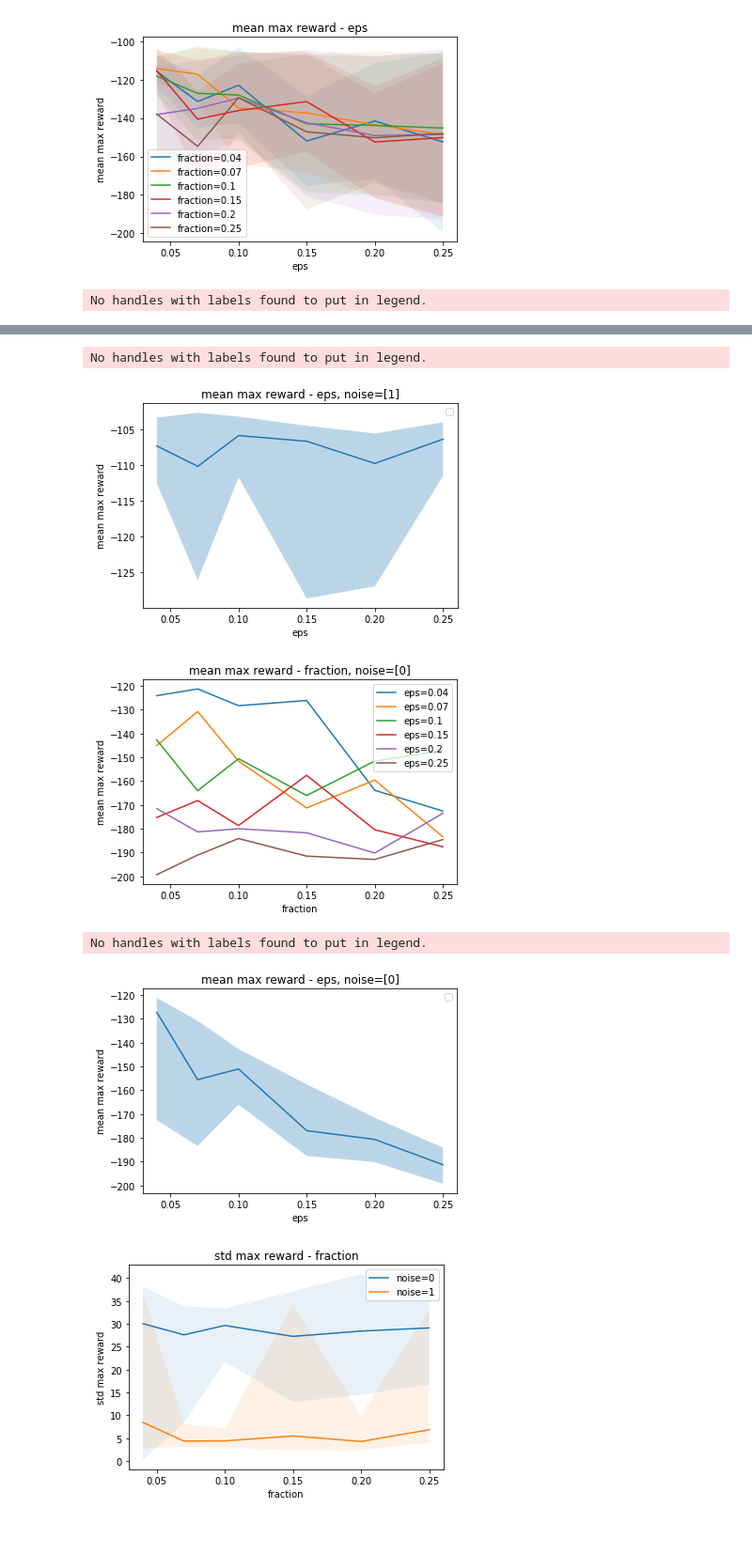
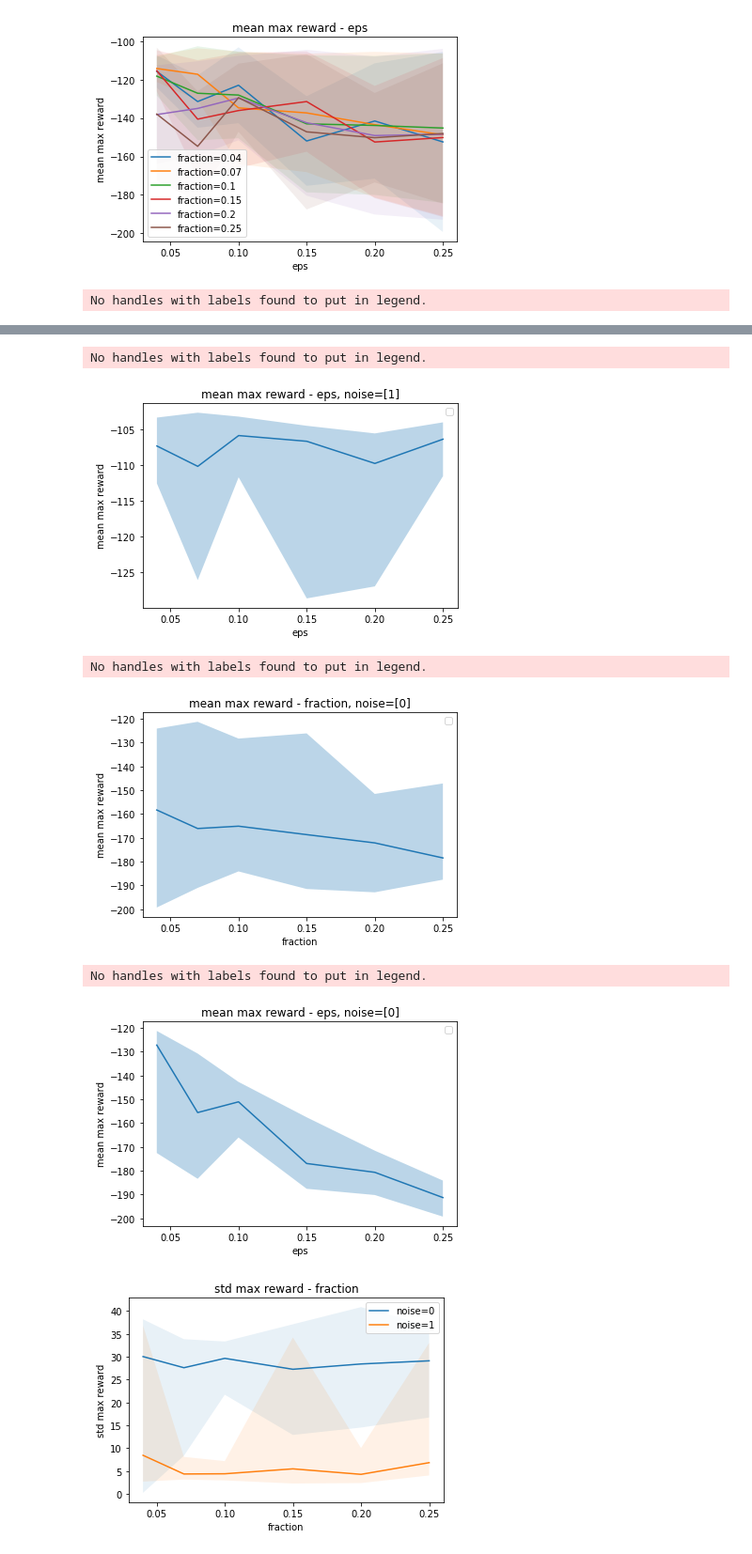
Before and after one commit to qifanz/baselines_GTL, a Jupyter notebook: baselines/deepq/plots_mountaincar.ipynb, the cells around one changed output, grey strips where cells are left out. Shown at 94% size. Drawn from its saved outputs; the diff is of its cells as text; code cells hidden in the pictures.

```diff
--- a/baselines/deepq/plots_mountaincar.ipynb
+++ b/baselines/deepq/plots_mountaincar.ipynb
@@ -169,16 +168,17 @@ plot(data,'eps','mean max reward','fraction')
 # %%
 plot(data,'fraction','mean max reward',Filter={'noise':[1]})
 plot(data,'eps','mean max reward',Filter={'noise':[1]})
 
-plot(data,'fraction','mean max reward','eps',Filter={'noise':[0]})
+plot(data,'fraction','mean max reward',Filter={'noise':[0]})
 plot(data,'eps','mean max reward',Filter={'noise':[0]})
 # %% [output]
 No handles with labels found to put in legend.
 [figure]
 No handles with labels found to put in legend.
 [figure]
+No handles with labels found to put in legend.
-[figure, old version]
+[figure, new version]
-No handles with labels found to put in legend.
+No handles with labels found to put in legend.
 [figure]
 # %%
 plot(data,'fraction','std max reward','noise')
```
Also changed, not shown: parts of 2 cells of this notebook, 1 other file.
